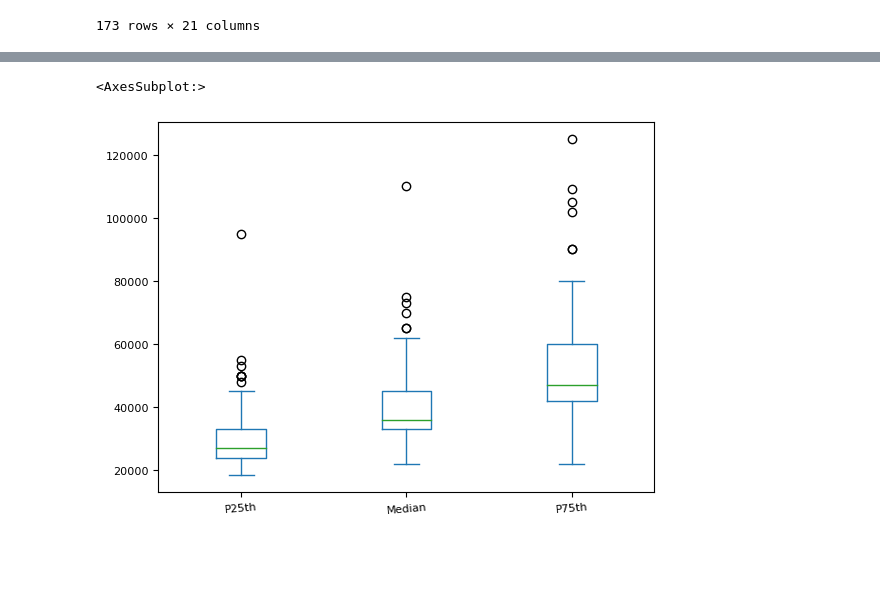
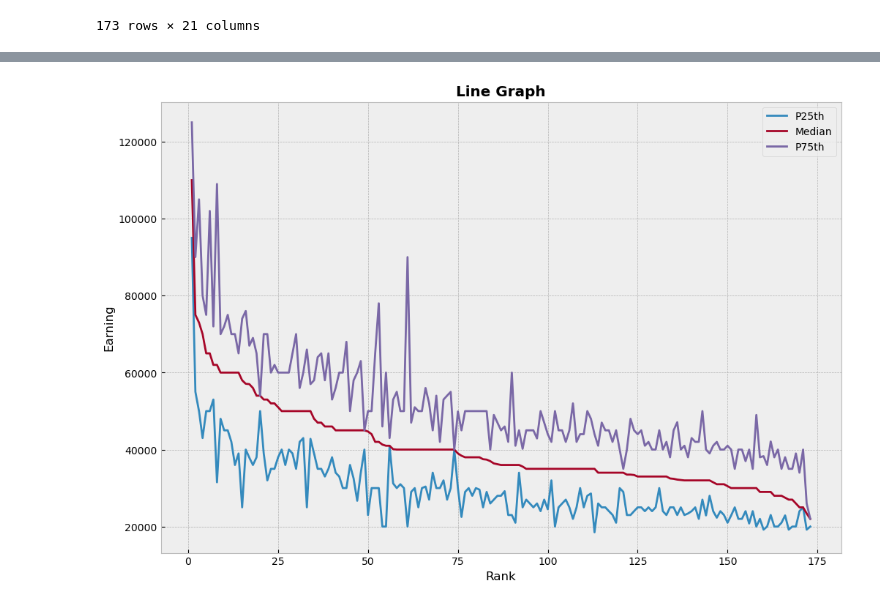
Before and after one commit to AaMNAHZaAFAR/Data-Visualisation, a Jupyter notebook: MyCode.ipynb, the cells around one changed output, grey strips where cells are left out. Cells and saved outputs as stored; diff of their text form; code cells hidden in the pictures; blank space fills up the shorter version.

```diff
--- a/MyCode.ipynb
+++ b/MyCode.ipynb
@@ -35,5 +24,15 @@ data.plot(x="Rank", y=["P25th", "Median", "P75th"], kind="hist", bins=25, grid=F
-# %%
-data.plot(x="Major", y=["P25th", "Median", "P75th"], kind="box", rot=5, fontsize=8)
-# %% [output]
-<AxesSubplot:>
-[figure, removed]
+# %%
+import matplotlib.pyplot as plt
+def line_graph():
+
+    return G
+
+G = data.plot(x="Rank", y=["P25th", "Median", "P75th"])
+plt.xlabel("Rank")
+plt.ylabel("Earning")
+plt.title('Line Graph',
+          fontweight ="bold")
+plt.legend(loc="upper right")
+plt.show()
+# %% [output]
+[figure, added]
```
Also changed, not shown: parts of 5 cells of this notebook.
